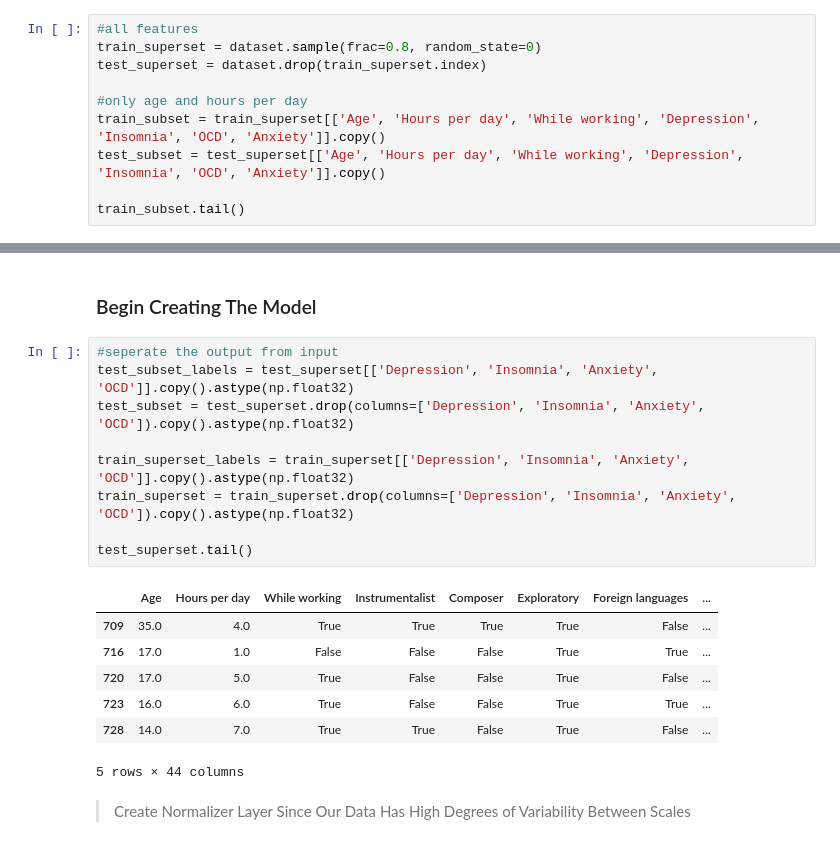
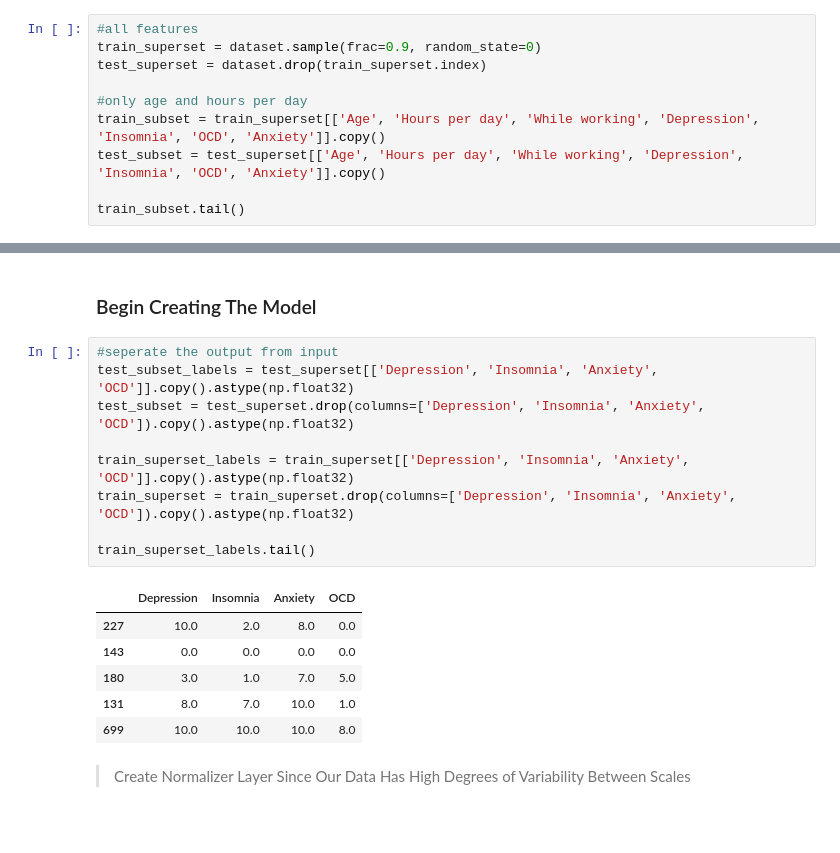
Before and after one commit to ObliqueHacks/musicTaste, a Jupyter notebook: music/music.ipynb, the cells around one changed output, grey strips where cells are left out. Drawn from its saved outputs; the diff is of its cells as text.

```diff
--- a/music/music.ipynb
+++ b/music/music.ipynb
@@ -52,7 +53,7 @@ dataset.tail()
 5 rows × 44 columns
 # %%
 #all features
-train_superset = dataset.sample(frac=0.8, random_state=0)
+train_superset = dataset.sample(frac=0.9, random_state=0)
 test_superset = dataset.drop(train_superset.index)
 
 #only age and hours per day
@@ -90,20 +91,19 @@ plt.show()
 # %%
 #seperate the output from input
 test_subset_labels = test_superset[['Depression', 'Insomnia', 'Anxiety', 'OCD']].copy().astype(np.float32)
 test_subset = test_superset.drop(columns=['Depression', 'Insomnia', 'Anxiety', 'OCD']).copy().astype(np.float32)
 
 train_superset_labels = train_superset[['Depression', 'Insomnia', 'Anxiety', 'OCD']].copy().astype(np.float32)
 train_superset = train_superset.drop(columns=['Depression', 'Insomnia', 'Anxiety', 'OCD']).copy().astype(np.float32)
 
-test_superset.tail()
+train_superset_labels.tail()
 # %% [output]
-|  | Age | Hours per day | While working | Instrumentalist | Composer | Exploratory | Foreign languages | ... |
-| 709 | 35.0 | 4.0 | True | True | True | True | False | ... |
-| 716 | 17.0 | 1.0 | False | False | False | True | True | ... |
-| 720 | 17.0 | 5.0 | True | False | False | True | False | ... |
-| 723 | 16.0 | 6.0 | True | False | False | True | True | ... |
-| 728 | 14.0 | 7.0 | True | True | False | True | False | ... |
+|  | Depression | Insomnia | Anxiety | OCD |
+| 227 | 10.0 | 2.0 | 8.0 | 0.0 |
+| 143 | 0.0 | 0.0 | 0.0 | 0.0 |
+| 180 | 3.0 | 1.0 | 7.0 | 5.0 |
+| 131 | 8.0 | 7.0 | 10.0 | 1.0 |
+| 699 | 10.0 | 10.0 | 10.0 | 8.0 |
-5 rows × 44 columns
 # %% [markdown]
 > Create Normalizer Layer Since Our Data Has High Degrees of Variability Between Scales
 # %%
```
Also changed, not shown: parts of 5 cells of this notebook.
